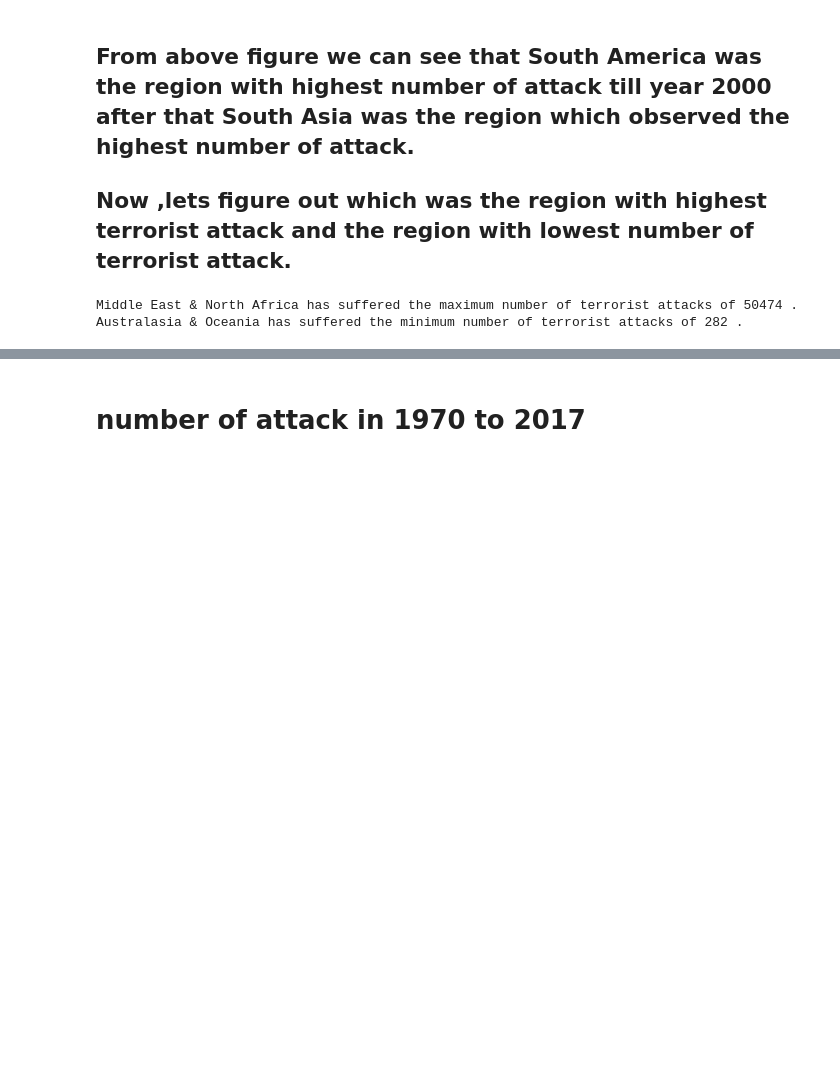
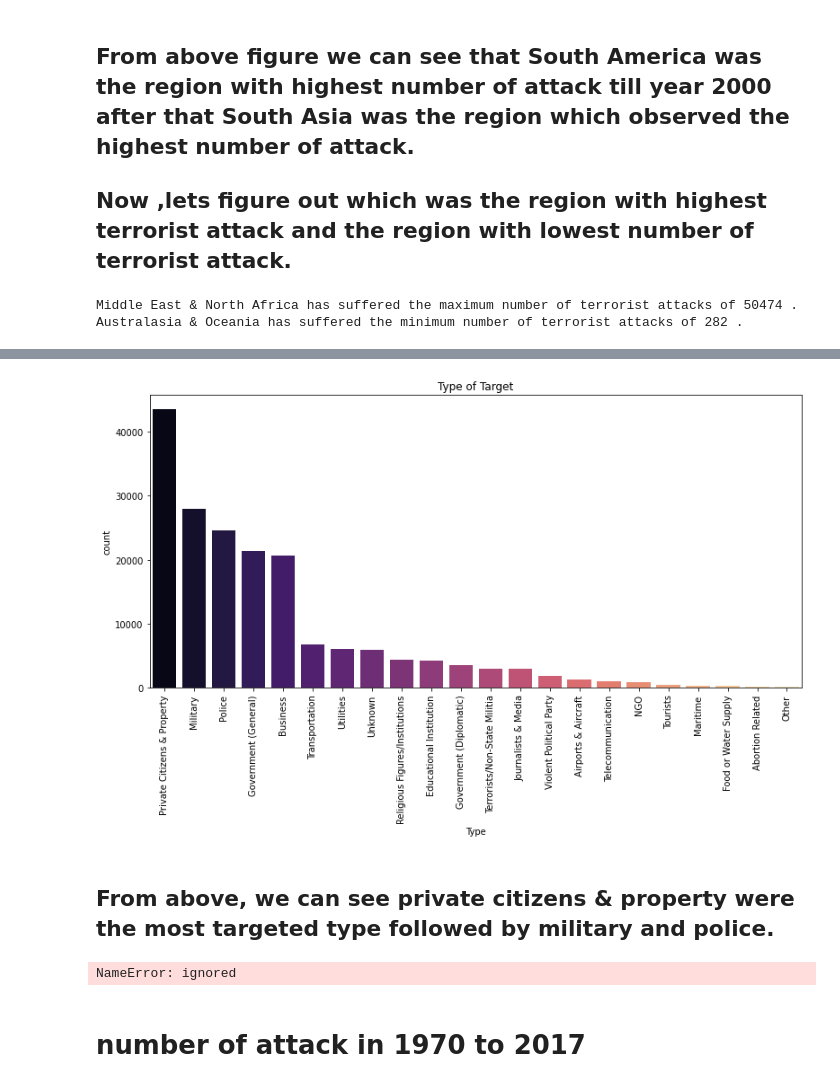
Before and after one commit to Samikshab99/Global-Terrorism-Analysis-EDA, a Jupyter notebook: Copy_of_Global_Terrorism_Analysis_Capstone_Project.ipynb, the cells around one changed output, grey strips where cells are left out. Drawn from its saved outputs; the diff is of its cells as text; code cells hidden in the pictures; blank space fills up the shorter version.

Commit message:
Thrid Commit Global Terrorism

```diff
--- a/Copy_of_Global_Terrorism_Analysis_Capstone_Project.ipynb
+++ b/Copy_of_Global_Terrorism_Analysis_Capstone_Project.ipynb
@@ -238,3 +256,30 @@ Australasia & Oceania has suffered the minimum number of terrorist attacks of 28
+# %%
+plt.figure(figsize=(13,6))
+sns.countplot(data['targtype1_txt'],order=data['targtype1_txt'].value_counts().index,
+              palette='magma')
+plt.xticks(rotation=90)
+plt.xlabel('Type')
+plt.title('Type of Target')
+plt.show()
+# %% [output]
+[figure, added]
+# %% [markdown]
+## From above, we can see private citizens & property were the most targeted type followed by military and police.
+# %%
+#Before and after the War on Terror
+data_after = data[data['iyear']>=1970]
+fig,ax = plt.subplots(figsize=(15,10),nrows=2,ncols=1)
+#ax[0] = pd.crosstab(data.iyear,data.region_txt).plot(ax=ax[0])
+#ax[0].set_title('Change in Regions per Year')
+#
+ax[0].legend(loc='center left',bbox_to_anchor = (1,0.5))
+ax[0].vlines(x=1970,ymin=0,ymax=7000,colors='red',linestyles='--')
+pd.crosstab(data_after.iyear,data_after.region_txt).plot.bar(stacked=True,ax=ax[1])
+ax[1].set_title('Attacks from (1970-2017)')
+ax[1].legend(loc='center left',bbox_to_anchor = (1,0.5))
+plt.show()
+# %% [output]
+NameError: ignored
 # %% [markdown]
 # number of attack in 1970 to  2017
 # %%
```
Also changed, not shown: parts of 7 cells of this notebook.
